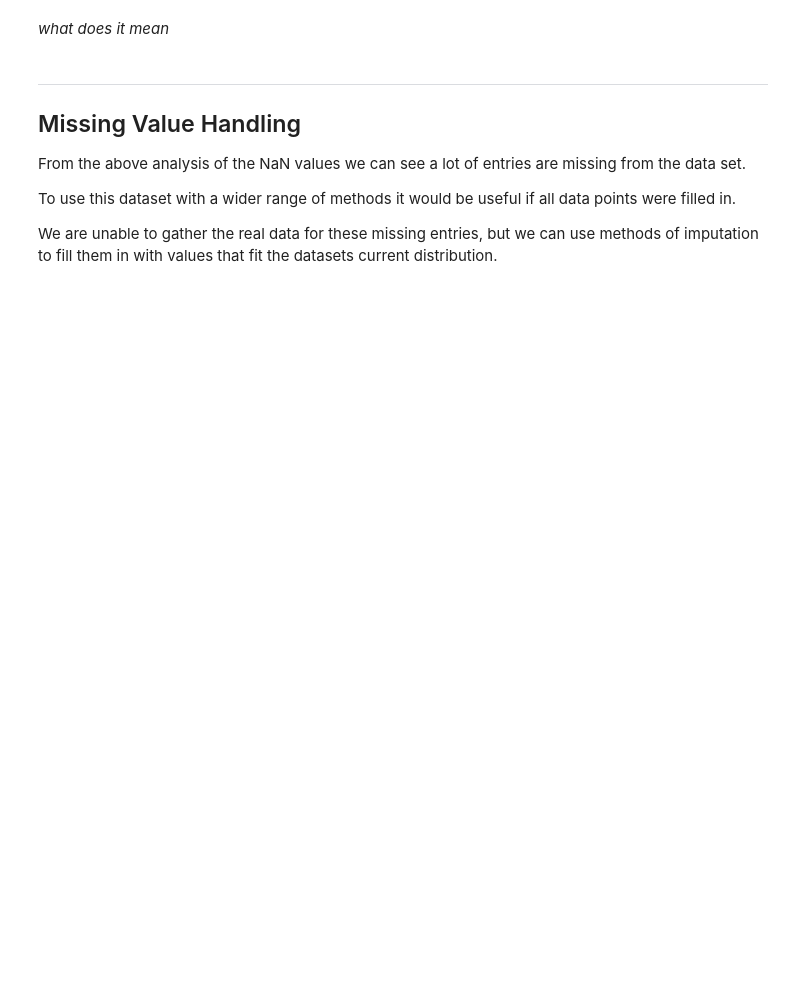
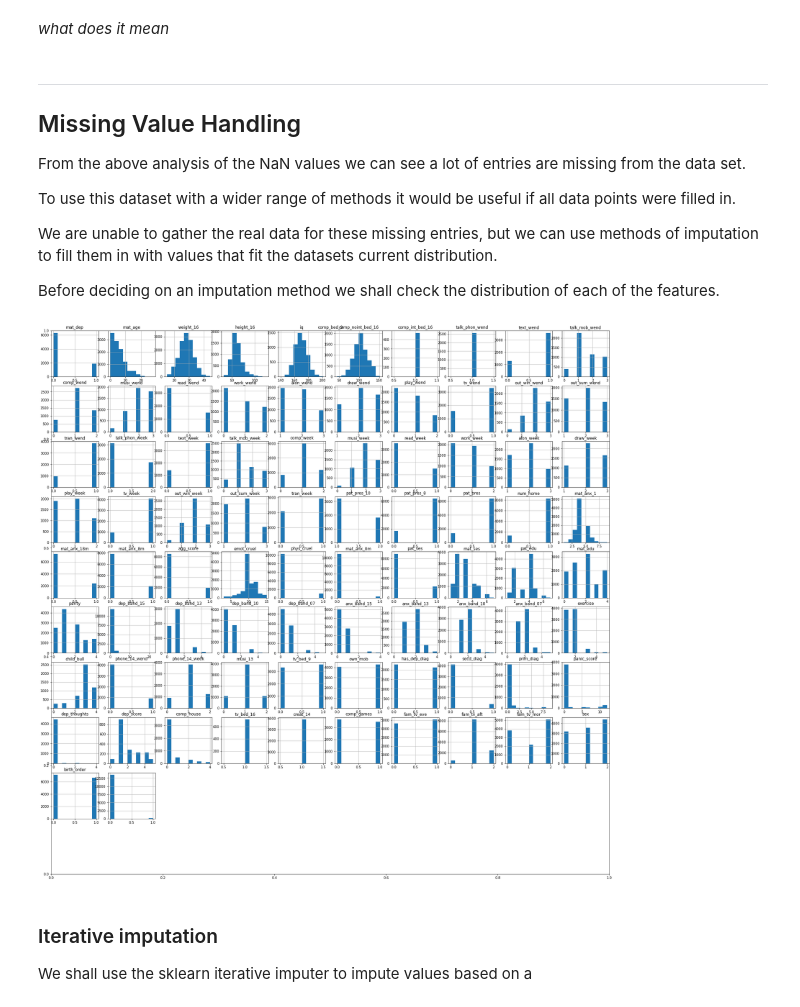
Before and after one commit to kaihulme/alspac-mhst, a Jupyter notebook: notebooks/missing_values_handling.ipynb, the cells around one changed output. Cells and saved outputs as stored; diff of their text form; code cells hidden in the pictures; blank space fills up the shorter version.

```diff
--- a/notebooks/missing_values_handling.ipynb
+++ b/notebooks/missing_values_handling.ipynb
@@ -13,6 +16,7 @@ Load in the data
 # %%
 data_path = os.path.join(base_dir, "data/altered/maps_feature_mapping.csv")
 df = pd.read_csv(data_path, index_col="X")
+features = df.columns
 
 print(f"{df.shape[1]} features, {df.shape[0]} entries")
 df.head()
@@ -113,3 +166,5 @@ From the above analysis of the NaN values we can see a lot of entries are missin
 To use this dataset with a wider range of methods it would be useful if all data points were filled in.
 
 We are unable to gather the real data for these missing entries, but we can use methods of imputation to fill them in with values that fit the datasets current distribution.
+
+Before deciding on an imputation method we shall check the distribution of each of the features.
@@ -117,0 +171,16 @@ We are unable to gather the real data for these missing entries, but we can use
+# %%
+features = df.columns
+num_features = len(features)
+
+fig = plt.figure(figsize=(30, 30))
+
+for i, feature in enumerate(features):
+    ax = plt.title(feature)
+    ax = fig.add_subplot(10, 10, i+1)
+    ax = df[feature].hist()
+# %% [output]
+[figure, added]
+# %% [markdown]
+### Iterative imputation
+
+We shall use the sklearn iterative imputer to impute values based on a
```
Also changed, not shown: parts of 10 cells of this notebook, 5 other files.
